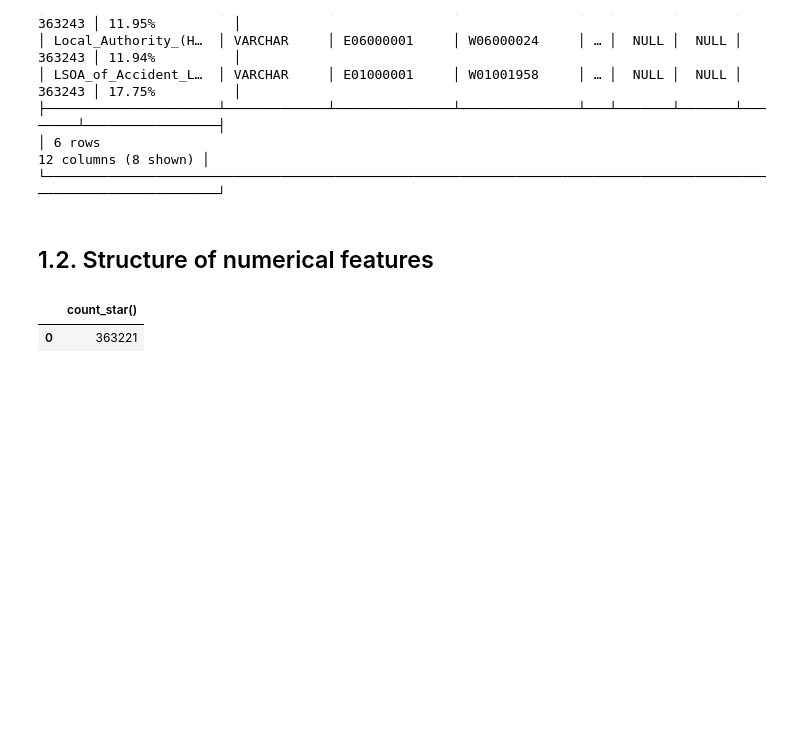
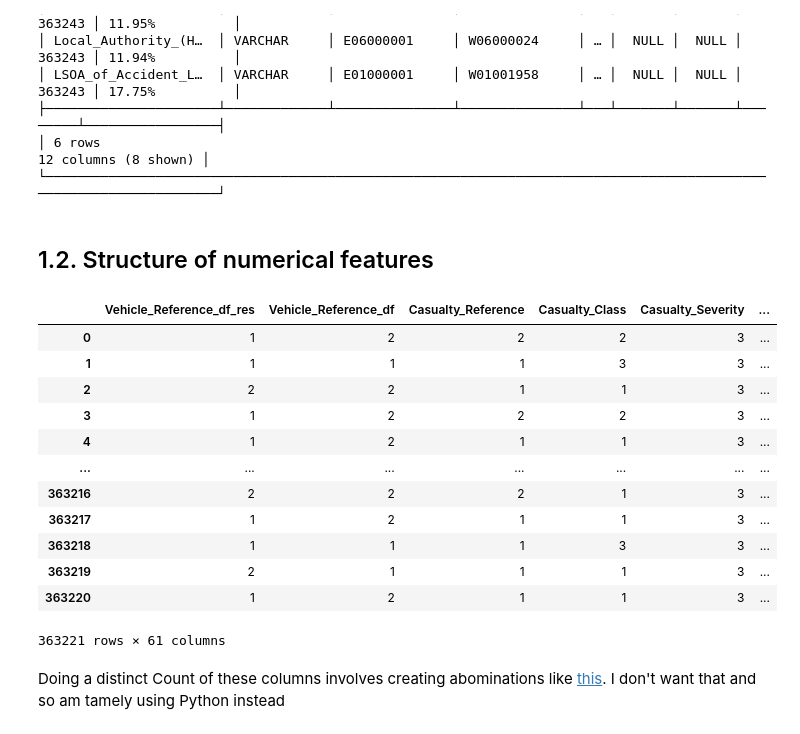
Before and after one commit to AnupJoseph/eda_with_duckdb, a Jupyter notebook: 1_Structural_Investigation.ipynb, the cells around one changed output. Drawn from its saved outputs; the diff is of its cells as text; code cells hidden in the pictures; blank space fills up the shorter version.

```diff
--- a/1_Structural_Investigation.ipynb
+++ b/1_Structural_Investigation.ipynb
@@ -104,9 +108,21 @@ WHERE data_type IN ('BIGINT', 'DOUBLE')
 numeric_columns =  wrap_to_string(conn.sql(query).df())
 # %%
 query = f"""
-SELECT COUNT(*) FROM (SELECT DISTINCT {numeric_columns} FROM dataset) AS count_table
-"""
+SELECT DISTINCT {numeric_columns} FROM dataset"""
 conn.sql(query).df()
 # %% [output]
-|  | count_star() |
-| 0 | 363221 |
+|  | Vehicle_Reference_df_res | Vehicle_Reference_df | Casualty_Reference | Casualty_Class | Casualty_Severity | ... |
+| 0 | 1 | 2 | 2 | 2 | 3 | ... |
+| 1 | 1 | 1 | 1 | 3 | 3 | ... |
+| 2 | 2 | 2 | 1 | 1 | 3 | ... |
+| 3 | 1 | 2 | 2 | 2 | 3 | ... |
+| 4 | 1 | 2 | 1 | 1 | 3 | ... |
+| ... | ... | ... | ... | ... | ... | ... |
+| 363216 | 2 | 2 | 2 | 1 | 3 | ... |
+| 363217 | 1 | 2 | 1 | 1 | 3 | ... |
+| 363218 | 1 | 1 | 1 | 3 | 3 | ... |
+| 363219 | 2 | 1 | 1 | 1 | 3 | ... |
+| 363220 | 1 | 2 | 1 | 1 | 3 | ... |
+363221 rows × 61 columns
+# %% [markdown]
+Doing a distinct Count of these columns involves creating abominations like [this](https://stackoverflow.com/a/1363602/14274188). I don't want that and so am tamely using Python instead
```
Also changed, not shown: parts of 2 cells of this notebook, 4 other files.
